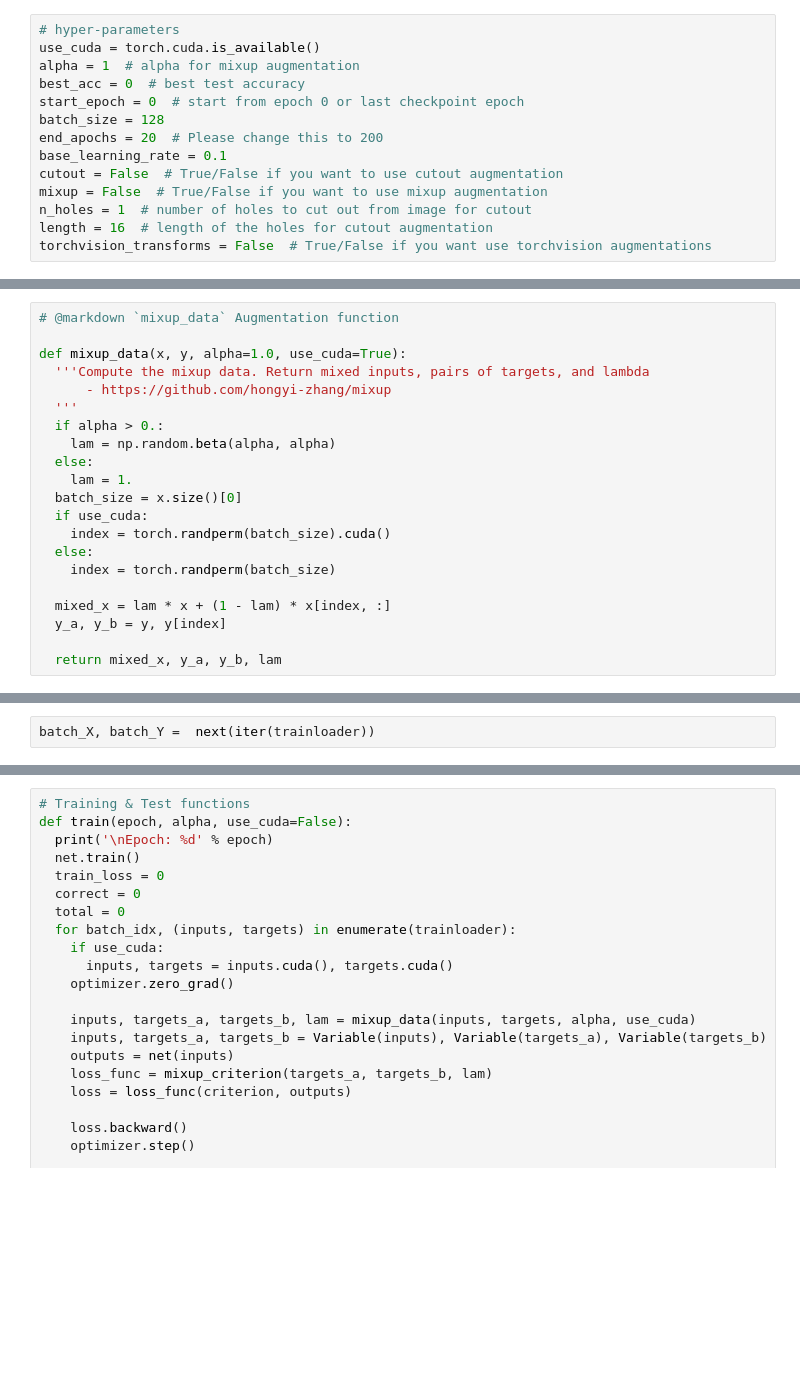
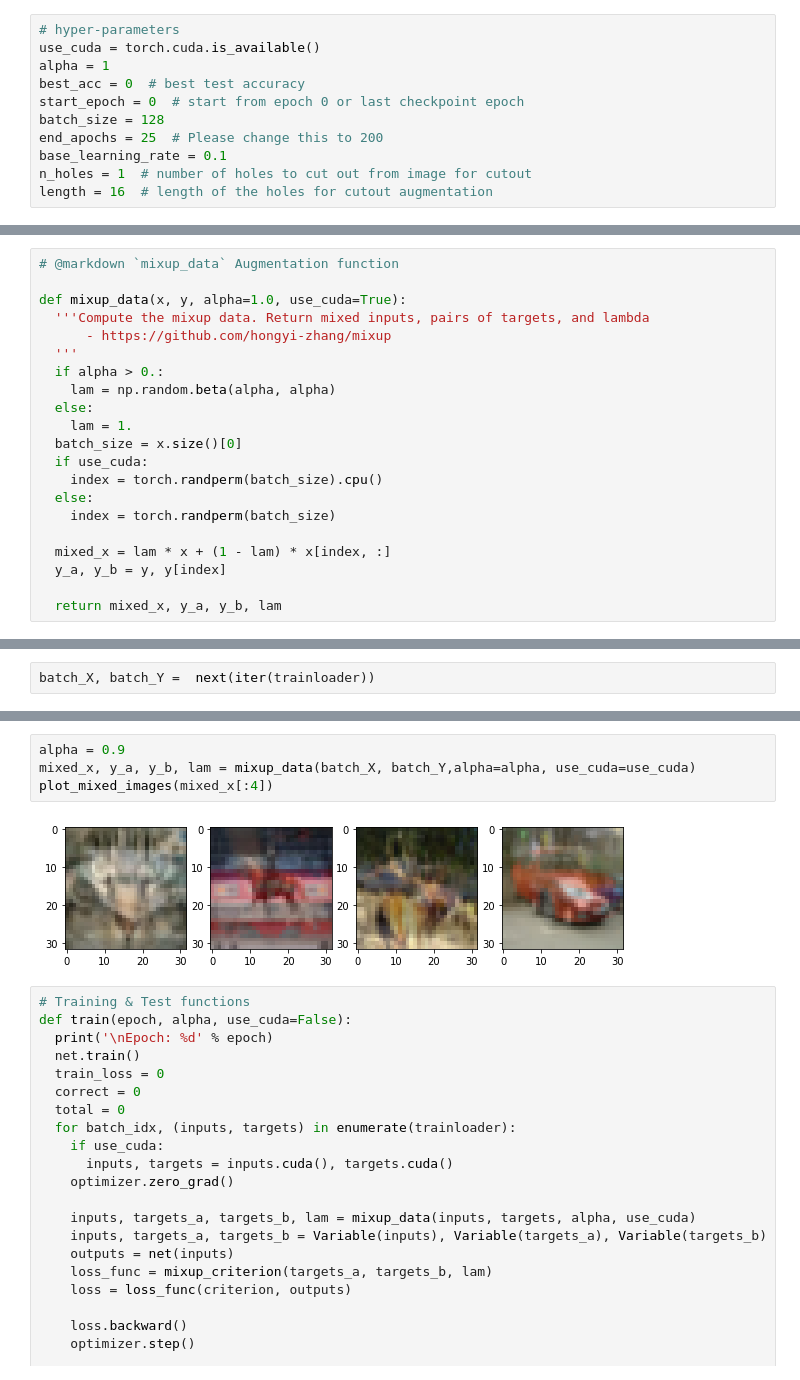
Before and after one commit to sayali1312/EDFAR, a Jupyter notebook: baseline_mixup.ipynb, the cells around one changed output, grey strips where cells are left out. Drawn from its saved outputs; the diff is of its cells as text; blank space fills up the shorter version.

```diff
--- a/baseline_mixup.ipynb
+++ b/baseline_mixup.ipynb
@@ -93,17 +93,14 @@ GPU is enabled in this notebook.
 # %%
 # hyper-parameters
 use_cuda = torch.cuda.is_available()
-alpha = 1  # alpha for mixup augmentation
+alpha = 1
 best_acc = 0  # best test accuracy
 start_epoch = 0  # start from epoch 0 or last checkpoint epoch
 batch_size = 128
-end_apochs = 20  # Please change this to 200
+end_apochs = 25  # Please change this to 200
 base_learning_rate = 0.1
-cutout = False  # True/False if you want to use cutout augmentation
-mixup = False  # True/False if you want to use mixup augmentation
 n_holes = 1  # number of holes to cut out from image for cutout
 length = 16  # length of the holes for cutout augmentation
-torchvision_transforms = False  # True/False if you want use torchvision augmentations
 # %% [markdown]
 ---
 # Data
@@ -555,7 +543,7 @@ def mixup_data(x, y, alpha=1.0, use_cuda=True):
     lam = 1.
   batch_size = x.size()[0]
   if use_cuda:
-    index = torch.randperm(batch_size).cuda()
+    index = torch.randperm(batch_size).cpu()
   else:
     index = torch.randperm(batch_size)
 
@@ -624,3 +620,9 @@ plot_mixed_images(batch_X[:4])
+# %%
+alpha = 0.9
+mixed_x, y_a, y_b, lam = mixup_data(batch_X, batch_Y,alpha=alpha, use_cuda=use_cuda)
+plot_mixed_images(mixed_x[:4])
+# %% [output]
+[figure, added]
 # %%
 # Training & Test functions
 def train(epoch, alpha, use_cuda=False):
```
Also changed, not shown: parts of 15 cells of this notebook.
